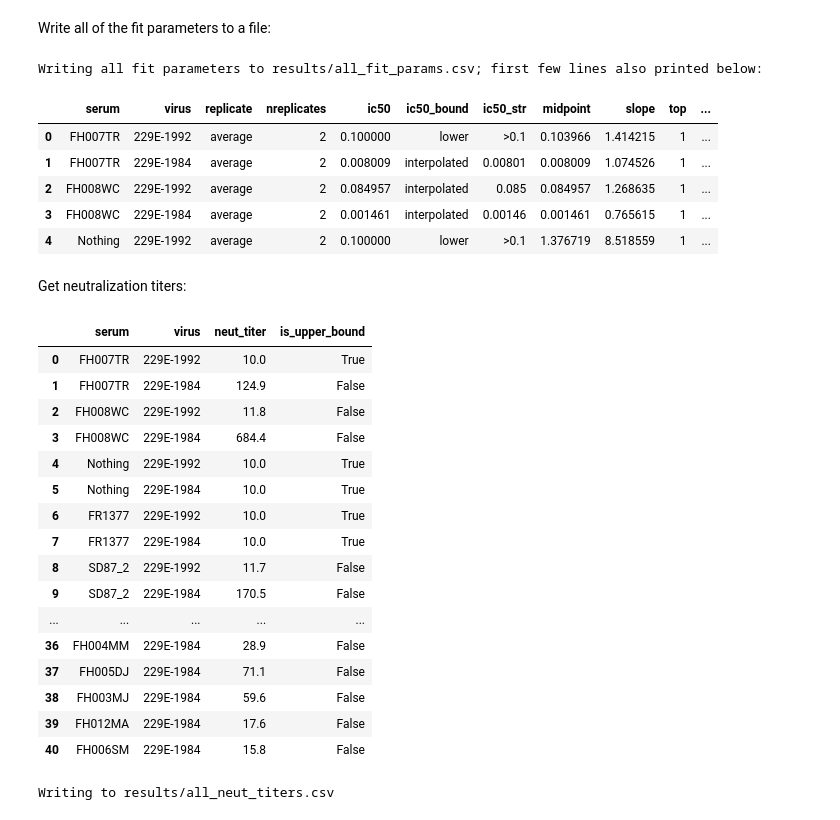
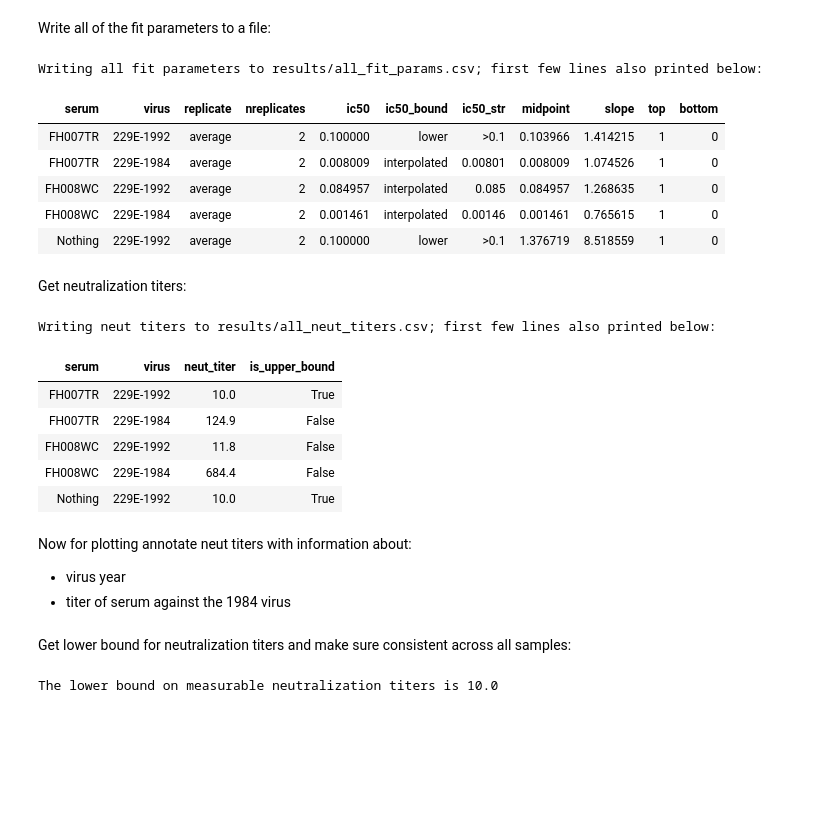
Before and after one commit to jbloomlab/CoV_229E_antigenic_drift, a Jupyter notebook: exptl_data/analyze_neut_data.ipynb, the cells around one changed output. Cells and saved outputs as stored; diff of their text form; code cells hidden in the pictures; blank space fills up the shorter version.

```diff
--- a/exptl_data/analyze_neut_data.ipynb
+++ b/exptl_data/analyze_neut_data.ipynb
@@ -125,47 +128,42 @@ Write all of the fit parameters to a file:
 # %%
 print(f"Writing all fit parameters to {all_fit_params}; first few lines also printed below:")
 
-display(HTML(fits.fitParams().head().to_html()))
+display(HTML(fits.fitParams().head().to_html(index=False)))
 
 fits.fitParams().to_csv(all_fit_params, index=False)
 # %% [output]
 Writing all fit parameters to results/all_fit_params.csv; first few lines also printed below:
-|  | serum | virus | replicate | nreplicates | ic50 | ic50_bound | ic50_str | midpoint | slope | top | ... |
-| 0 | FH007TR | 229E-1992 | average | 2 | 0.100000 | lower | >0.1 | 0.103966 | 1.414215 | 1 | ... |
-| 1 | FH007TR | 229E-1984 | average | 2 | 0.008009 | interpolated | 0.00801 | 0.008009 | 1.074526 | 1 | ... |
-| 2 | FH008WC | 229E-1992 | average | 2 | 0.084957 | interpolated | 0.085 | 0.084957 | 1.268635 | 1 | ... |
-| 3 | FH008WC | 229E-1984 | average | 2 | 0.001461 | interpolated | 0.00146 | 0.001461 | 0.765615 | 1 | ... |
-| 4 | Nothing | 229E-1992 | average | 2 | 0.100000 | lower | >0.1 | 1.376719 | 8.518559 | 1 | ... |
+| serum | virus | replicate | nreplicates | ic50 | ic50_bound | ic50_str | midpoint | slope | top | bottom |
+| FH007TR | 229E-1992 | average | 2 | 0.100000 | lower | >0.1 | 0.103966 | 1.414215 | 1 | 0 |
+| FH007TR | 229E-1984 | average | 2 | 0.008009 | interpolated | 0.00801 | 0.008009 | 1.074526 | 1 | 0 |
+| FH008WC | 229E-1992 | average | 2 | 0.084957 | interpolated | 0.085 | 0.084957 | 1.268635 | 1 | 0 |
+| FH008WC | 229E-1984 | average | 2 | 0.001461 | interpolated | 0.00146 | 0.001461 | 0.765615 | 1 | 0 |
+| Nothing | 229E-1992 | average | 2 | 0.100000 | lower | >0.1 | 1.376719 | 8.518559 | 1 | 0 |
 # %% [markdown]
 Get neutralization titers:
 # %%
 neut_titers = (
     fits.fitParams()
     .assign(neut_titer=lambda x: 1 / x['ic50'])
     .assign(is_upper_bound=lambda x: x['ic50_bound'].map({'lower': True,
                                                           'interpolated': False}))
     [['serum', 'virus', 'neut_titer', 'is_upper_bound']]
     )
-display(HTML(neut_titers.to_html(float_format='%.1f')))
 
-print(f"Writing to {all_neut_titers}")
+print(f"Writing neut titers to {all_neut_titers}; first few lines also printed below:")
+
+display(HTML(neut_titers.head().to_html(index=False, float_format='%.1f')))
+
 neut_titers.to_csv(all_neut_titers, index=False, float_format='%.1f')
 # %% [output]
+Writing neut titers to results/all_neut_titers.csv; first few lines also printed below:
-|  | serum | virus | neut_titer | is_upper_bound |
-| 0 | FH007TR | 229E-1992 | 10.0 | True |
-| 1 | FH007TR | 229E-1984 | 124.9 | False |
-| 2 | FH008WC | 229E-1992 | 11.8 | False |
-| 3 | FH008WC | 229E-1984 | 684.4 | False |
-| 4 | Nothing | 229E-1992 | 10.0 | True |
-| 5 | Nothing | 229E-1984 | 10.0 | True |
-| 6 | FR1377 | 229E-1992 | 10.0 | True |
-| 7 | FR1377 | 229E-1984 | 10.0 | True |
-| 8 | SD87_2 | 229E-1992 | 11.7 | False |
-| 9 | SD87_2 | 229E-1984 | 170.5 | False |
-| ... | ... | ... | ... | ... |
-| 36 | FH004MM | 229E-1984 | 28.9 | False |
-| 37 | FH005DJ | 229E-1984 | 71.1 | False |
-| 38 | FH003MJ | 229E-1984 | 59.6 | False |
-| 39 | FH012MA | 229E-1984 | 17.6 | False |
-| 40 | FH006SM | 229E-1984 | 15.8 | False |
+| serum | virus | neut_titer | is_upper_bound |
+| FH007TR | 229E-1992 | 10.0 | True |
+| FH007TR | 229E-1984 | 124.9 | False |
+| FH008WC | 229E-1992 | 11.8 | False |
+| FH008WC | 229E-1984 | 684.4 | False |
+| Nothing | 229E-1992 | 10.0 | True |
-Writing to results/all_neut_titers.csv
+# %% [markdown]
+Now for plotting annotate neut titers with information about:
+ - virus year
+ - titer of serum against the 1984 virus
@@ -171,0 +192,10 @@ Writing to results/all_neut_titers.csv
+# %% [markdown]
+Get lower bound for neutralization titers and make sure consistent across all samples:
+# %%
+titer_lower_bound = neut_titers.query('is_upper_bound')['neut_titer'].min()
+
+print(f"The lower bound on measurable neutralization titers is {titer_lower_bound}")
+
+assert (neut_titers.query('is_upper_bound')['neut_titer'] == titer_lower_bound).all()
+# %% [output]
+The lower bound on measurable neutralization titers is 10.0
```
Also changed, not shown: parts of 5 cells of this notebook, 5 other files.
